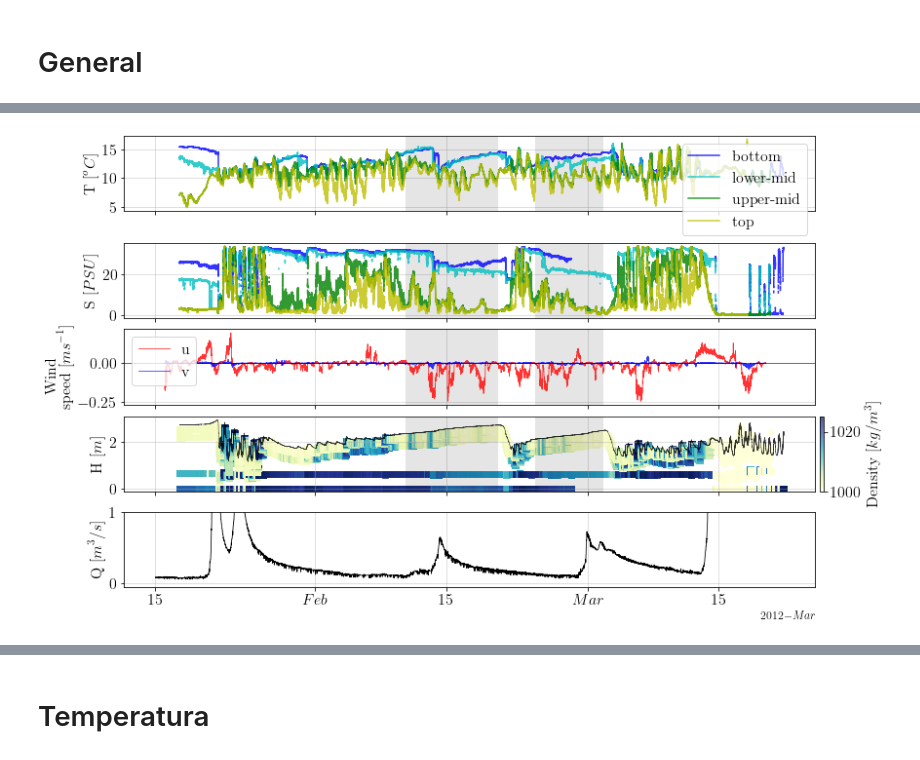
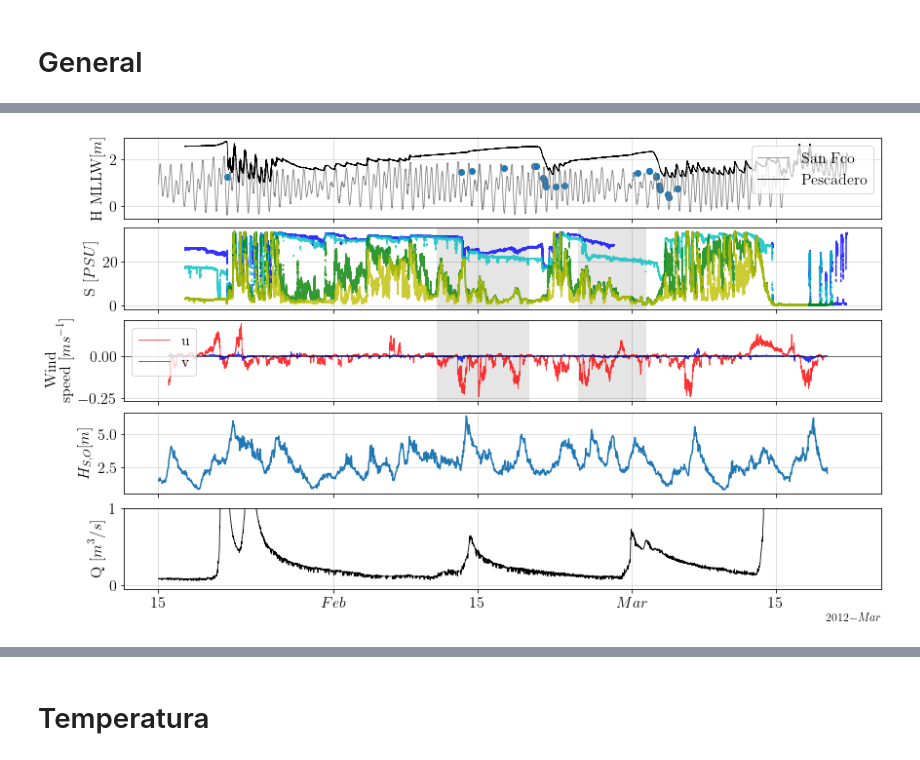
Before and after one commit to Dhannai/Thesis, a Jupyter notebook: febmar/CTD_nuevo.ipynb, the cells around one changed output, grey strips where cells are left out. Drawn from its saved outputs; the diff is of its cells as text; code cells hidden in the pictures.

Commit message:
figure 2

```diff
--- a/febmar/CTD_nuevo.ipynb
+++ b/febmar/CTD_nuevo.ipynb
@@ -309,3 +346,6 @@ wdf = dfw.loc[datetime(2012,1,16):datetime(2012,3,30)]
 wdf = dfw.loc[datetime(2012,1,16):datetime(2012,3,20)]
 # %% [markdown]
 # General
+# %%
+q = Q.loc[datetime(2012,1,15):datetime(2012,3,20)]
+hm = hmoon.loc[datetime(2012,1,15):datetime(2012,3,20)]
@@ -312,2 +384,9 @@ wdf = dfw.loc[datetime(2012,1,16):datetime(2012,3,20)]
+# %%
+for i in hm.index:
+    if hm['WVHT'][i] > 50:
+        hm = hm.drop(i, axis=0)
 # %%
-q = Q.loc[datetime(2012,1,15):datetime(2012,3,20)]
+ho = HO.loc[datetime(2012,1,17):datetime(2012,3,20)]
+# %%
+diff = DC_CTD.sel(variables='Depth', sensor=1, time=ho.index).v.values-ho['gauge(m)'].values
+ho = ho.assign(DC_HWY=diff)
@@ -314,4 +426,5 @@ q = Q.loc[datetime(2012,1,15):datetime(2012,3,20)]
 # %%
+
 tmin = 8
 tmax = 16
 dmin = 1000
@@ -319,22 +432,20 @@ dmax = 1025
 smin = 0
 smax = 30
 
-fig, (ax1, ax4, ax3, ax2, ax5) = plt.subplots(nrows=5, figsize=(12, 7), constrained_layout=True, sharex=True)
+fig, (ax1, ax2, ax3, ax4, ax5) = plt.subplots(nrows=5, figsize=(12, 7), constrained_layout=True, sharex=True)
 
 #Formato fecha
 locator = mdates.AutoDateLocator()
 formatter = mdates.ConciseDateFormatter(locator)
 
 #Grafico de profundidad y densidad (color map) DC
-ax1.set_ylabel(r"T "
-          r"$\displaystyle[^oC]$",
+ax1.set_ylabel(r"H MLLW"
+          r"$\displaystyle[m]$",
           fontsize=16)
-ax1.axvline(x=datetime(2012,2,15,12,30,0), color='k', linewidth=95, alpha=0.1)
-ax1.axvline(x=datetime(2012,2,28,2,30,0), color='k', linewidth=70, alpha=0.1)
-ax1.plot(DC_CTD.time, DC_CTD.sel(sensor=1, variables='Temperature').v, c='b', alpha=0.8, linewidth=1.5, label='bottom')
-ax1.plot(DC_CTD.time, DC_CTD.sel(sensor=2, variables='Temperature').v, c='c', alpha=0.8, linewidth=1.5, label='lower-mid')
-ax1.plot(DC_CTD.time, DC_CTD.sel(sensor=3, variables='Temperature').v, c='g', alpha=0.8, linewidth=1.5, label='upper-mid')
-ax1.plot(DC_CTD.time, DC_CTD.sel(sensor=4, variables='Temperature').v, c='y', alpha=0.8, linewidth=1.5, label='top')
+ax1.plot(snfco_j.index, snfco_j.values, c='gray', lw=0.8, label="San Fco")
+ax1.plot(snfco_f.index, snfco_f.values, c='gray', lw=0.8)
+ax1.plot(DC_CTD.time, DC_CTD.sel(sensor=1, variables='Depth').v-0.1423, c='k', linewidth=0.8, label="Pescadero")
+ax1.scatter(ho.index, ho['gauge(m)'])
 
 ax1.xaxis.set_tick_params(labelsize=16)
 ax1.yaxis.set_tick_params(labelsize=16)
@@ -345,20 +456,11 @@ ax1.legend(loc='upper right',
           fontsize=16);
 
 #Grafico de profundidad y densidad (color map) DC
-ax2.set_ylabel(r"H "
+ax2.set_ylabel(r"$H_{S,O}$"
           r"$\displaystyle[m]$",
           fontsize=16)
-ax2.axvline(x=datetime(2012,2,15,12,30,0), color='k', linewidth=95, alpha=0.1)
-ax2.axvline(x=datetime(2012,2,28,2,30,0), color='k', linewidth=70, alpha=0.1)
-ax2.plot(DC_CTD.time, DC_CTD.sel(sensor=1, variables='Depth').v, c='k', alpha=0.8, linewidth=0.5)
-scat = ax2.scatter(DC_CTD.time, DC_CTD.sel(sensor=1, variables='Depth2').v, c=DC_CTD.sel(sensor=1, variables='Density').v, marker='s', alpha=0.7, cmap=cm.YlGnBu, vmin=dmin, vmax=dmax)
-ax2.scatter(DC_CTD.time, DC_CTD.sel(sensor=2, variables='Depth2').v, c=DC_CTD.sel(sensor=2, variables='Density').v, marker='s', alpha=0.7, cmap=cm.YlGnBu, vmin=dmin, vmax=dmax)
-ax2.scatter(DC_CTD.time, DC_CTD.sel(sensor=3, variables='Depth2').v, c=DC_CTD.sel(sensor=3, variables='Density').v, marker='s', alpha=0.7, cmap=cm.YlGnBu, vmin=dmin, vmax=dmax)
-ax2.scatter(DC_CTD.time, DC_CTD.sel(sensor=4, variables='Depth2').v, c=DC_CTD.sel(sensor=4, variables='Density').v, marker='s', alpha=0.7, cmap=cm.YlGnBu, vmin=dmin, vmax=dmax)
-cbar2 = fig.colorbar(scat, ax=ax2, pad=0.007)
-cbar2.set_label("Density $[kg/m^3]$", loc='center',
-          fontsize=16)
-cbar2.ax.tick_params(labelsize=16)
+
+ax2.plot(hm.index, hm['WVHT'].values)
 ax2.xaxis.set_tick_params(labelsize=16)
 ax2.yaxis.set_tick_params(labelsize=16)
 ax2.grid(alpha=0.5)
@@ -396,31 +498,31 @@ ax4.plot(DC_CTD.time, DC_CTD.sel(sensor=2, variables='Sal_del').v, c='c', alpha=
 ax4.plot(DC_CTD.time, DC_CTD.sel(sensor=3, variables='Sal_del').v, c='g', alpha=0.8, linewidth=1.5)
 ax4.plot(DC_CTD.time, DC_CTD.sel(sensor=4, variables='Sal_del').v, c='y', alpha=0.8, linewidth=1.5)
 
 
 ax4.xaxis.set_tick_params(labelsize=16)
 ax4.yaxis.set_tick_params(labelsize=16)
 ax4.grid(alpha=0.5)
 # ax4.text(pd.to_datetime('2012-3-30 00:00:00'), 2.5, 'B',
 #           fontsize=16)
 
 
 # caudal
 
 ax5.set_ylabel(r"Q "
           r"$\displaystyle[m^3/s]$",
           fontsize=16)
 
 ax5.plot(q.index, q, 'k', lw=0.8)
 
 ax5.xaxis.set_tick_params(labelsize=16)
 ax5.yaxis.set_tick_params(labelsize=16)
 ax5.grid(alpha=0.5)
 ax5.set_ylim(-0.05, 1)
 
 
 
 # Ajustar formato fecha
 ax1.xaxis.set_major_locator(locator)
 ax1.xaxis.set_major_formatter(formatter)
 # %% [output]
-[figure, old version]
+[figure, new version]
```
Also changed, not shown: parts of 15 cells of this notebook, 4 other files.
